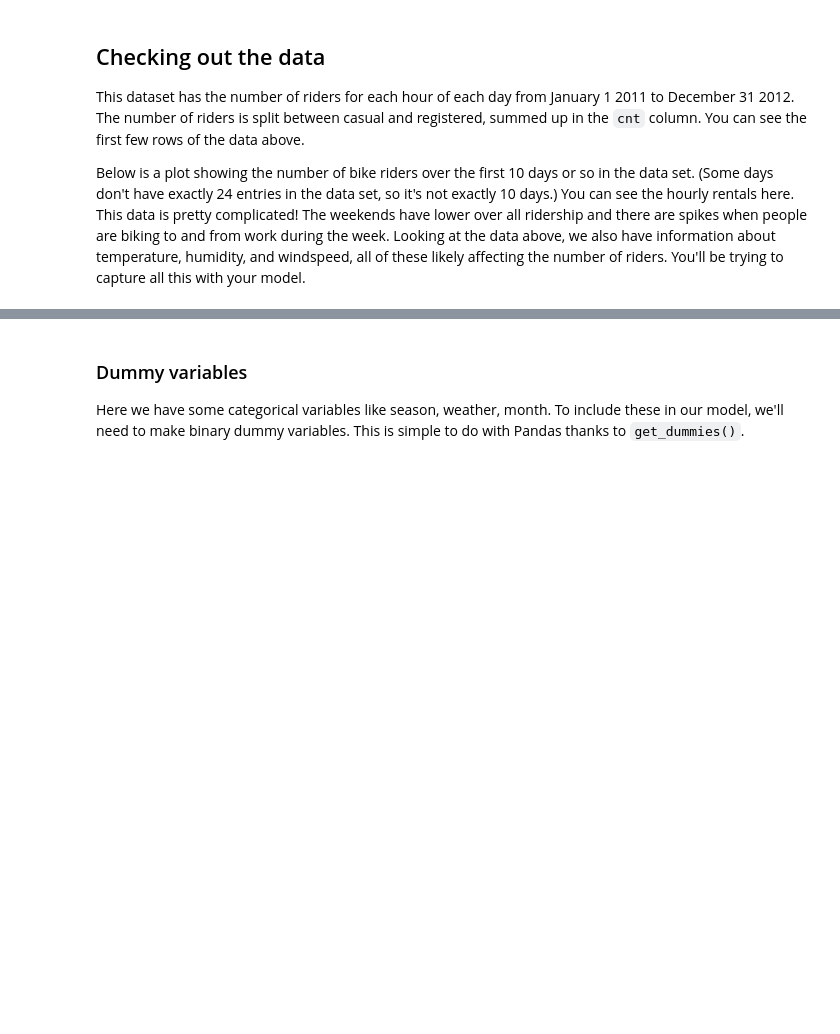
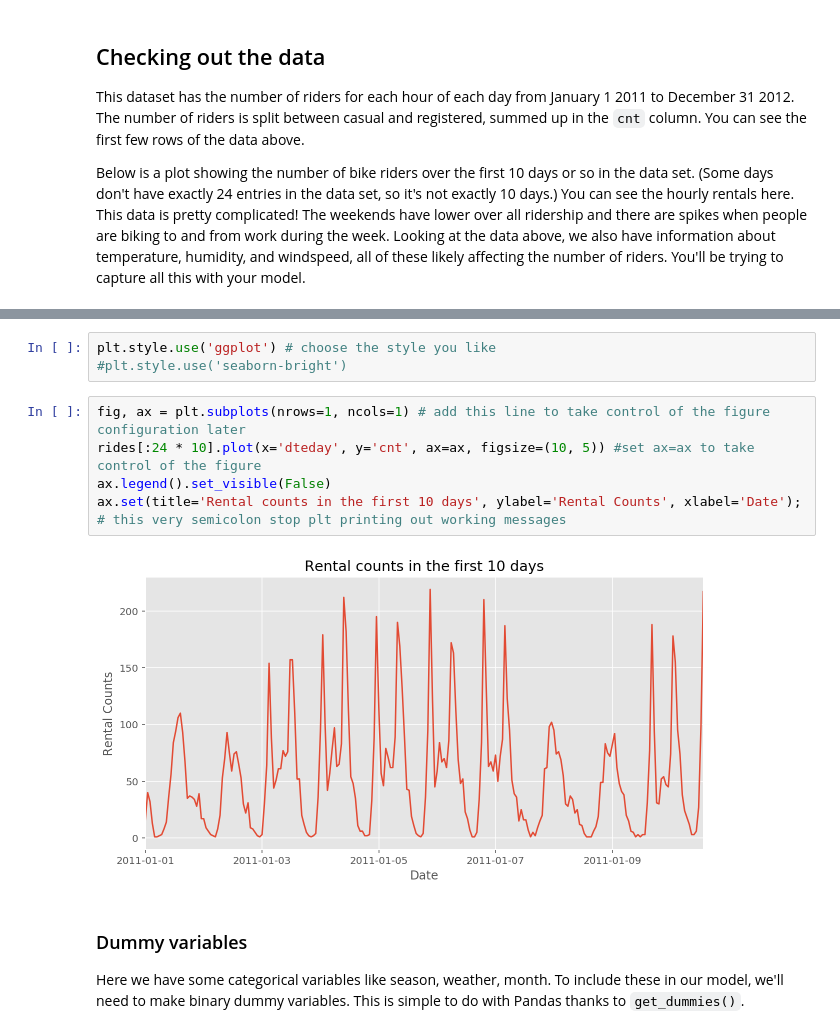
Before and after one commit to Matanley/Deep-Learning-Journey, a Jupyter notebook: first-neural-network/Your_first_neural_network.ipynb, the cells around one changed output, grey strips where cells are left out. Saved outputs shown, nothing was run; the diff lists cells and outputs as text; blank space fills up the shorter version.

```diff
--- a/first-neural-network/Your_first_neural_network.ipynb
+++ b/first-neural-network/Your_first_neural_network.ipynb
@@ -40,3 +55,14 @@ rides[:24*10].plot(x='dteday', y='cnt')
+# %%
+plt.style.use('ggplot') # choose the style you like
+#plt.style.use('seaborn-bright')
+# %%
+fig, ax = plt.subplots(nrows=1, ncols=1) # add this line to take control of the figure configuration later
+rides[:24 * 10].plot(x='dteday', y='cnt', ax=ax, figsize=(10, 5)) #set ax=ax to take control of the figure
+ax.legend().set_visible(False)
+ax.set(title='Rental counts in the first 10 days', ylabel='Rental Counts', xlabel='Date');
+# this very semicolon stop plt printing out working messages
+# %% [output]
+[figure, added]
 # %% [markdown]
 ### Dummy variables
 Here we have some categorical variables like season, weather, month. To include these in our model, we'll need to make binary dummy variables. This is simple to do with Pandas thanks to `get_dummies()`.
```
Also changed, not shown: parts of 8 cells of this notebook, 1 other file.
